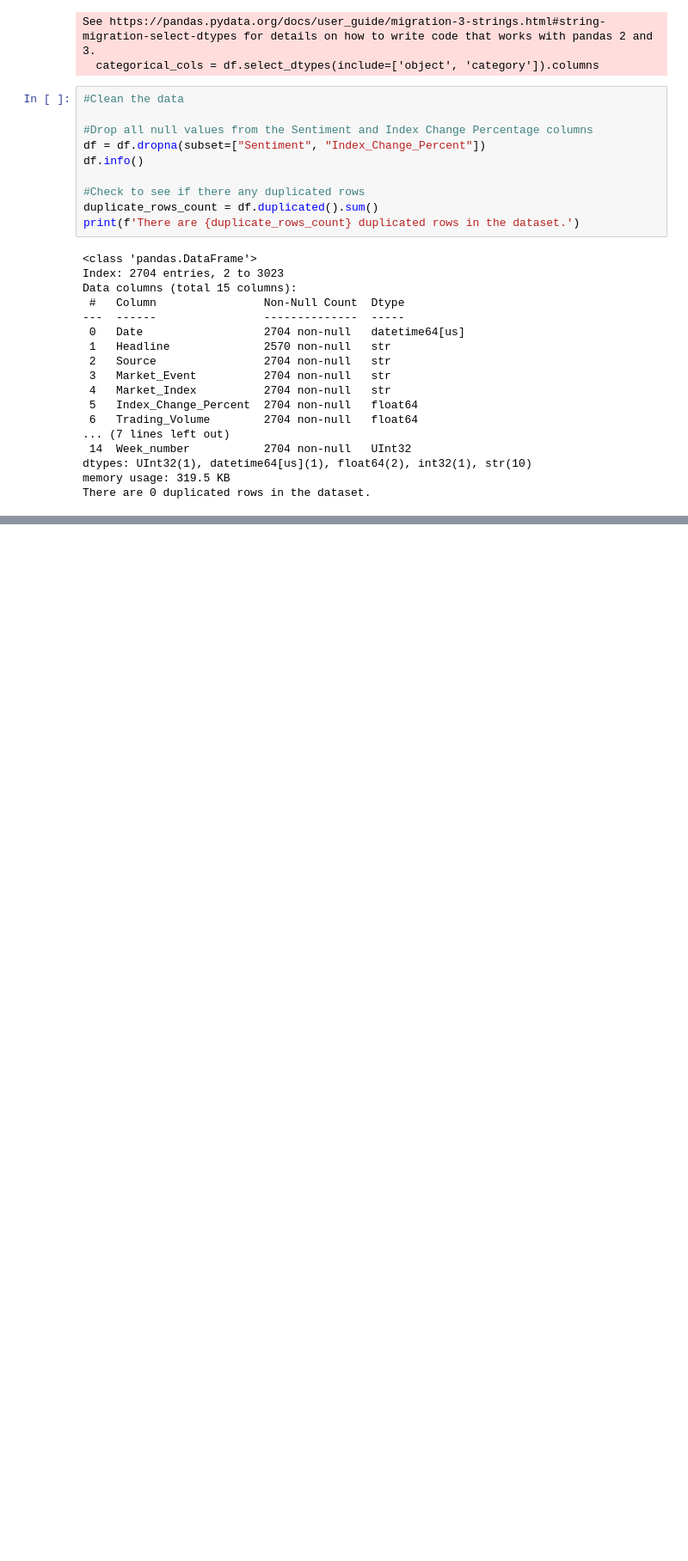
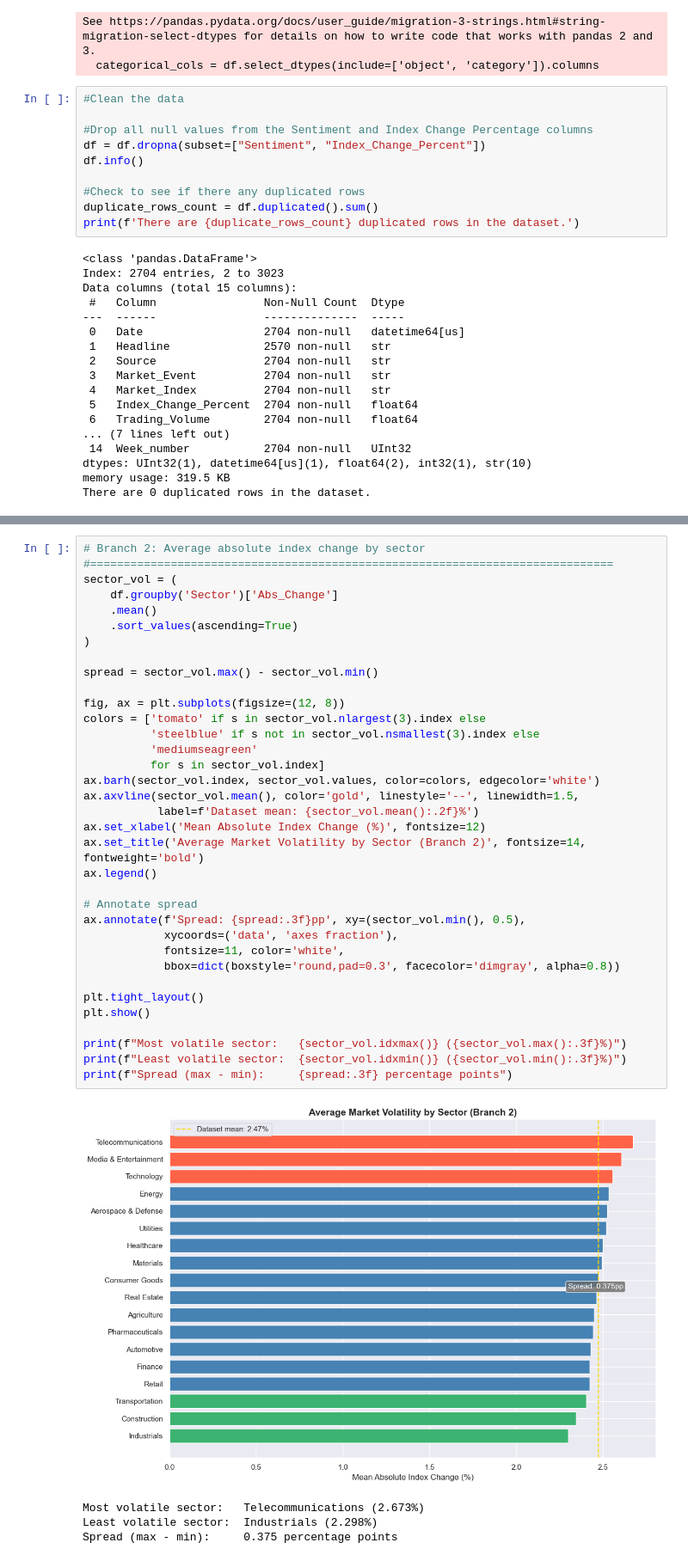
Before and after one commit to tajsharma/Market-Sentiment-Volatility-Analysis, a Jupyter notebook: cap2_eda_deep.ipynb, the cells around one changed output, grey strips where cells are left out. Shown at 86% size. Saved outputs shown, nothing was run; the diff lists cells and outputs as text; blank space fills up the shorter version.

```diff
--- a/cap2_eda_deep.ipynb
+++ b/cap2_eda_deep.ipynb
@@ -194,0 +298,40 @@ There are 0 duplicated rows in the dataset.
+# %%
+# Branch 2: Average absolute index change by sector
+#==============================================================================
+sector_vol = (
+    df.groupby('Sector')['Abs_Change']
+    .mean()
+    .sort_values(ascending=True)
+)
+
+spread = sector_vol.max() - sector_vol.min()
+
+fig, ax = plt.subplots(figsize=(12, 8))
+colors = ['tomato' if s in sector_vol.nlargest(3).index else
+          'steelblue' if s not in sector_vol.nsmallest(3).index else
+          'mediumseagreen'
+          for s in sector_vol.index]
+ax.barh(sector_vol.index, sector_vol.values, color=colors, edgecolor='white')
+ax.axvline(sector_vol.mean(), color='gold', linestyle='--', linewidth=1.5,
+           label=f'Dataset mean: {sector_vol.mean():.2f}%')
+ax.set_xlabel('Mean Absolute Index Change (%)', fontsize=12)
+ax.set_title('Average Market Volatility by Sector (Branch 2)', fontsize=14, fontweight='bold')
+ax.legend()
+
+# Annotate spread
+ax.annotate(f'Spread: {spread:.3f}pp', xy=(sector_vol.min(), 0.5),
+            xycoords=('data', 'axes fraction'),
+            fontsize=11, color='white',
+            bbox=dict(boxstyle='round,pad=0.3', facecolor='dimgray', alpha=0.8))
+
+plt.tight_layout()
+plt.show()
+
+print(f"Most volatile sector:   {sector_vol.idxmax()} ({sector_vol.max():.3f}%)")
+print(f"Least volatile sector:  {sector_vol.idxmin()} ({sector_vol.min():.3f}%)")
+print(f"Spread (max - min):     {spread:.3f} percentage points")
+# %% [output]
+[figure, added]
+Most volatile sector:   Telecommunications (2.673%)
+Least volatile sector:  Industrials (2.298%)
+Spread (max - min):     0.375 percentage points
```
Also changed, not shown: parts of 25 cells of this notebook.
